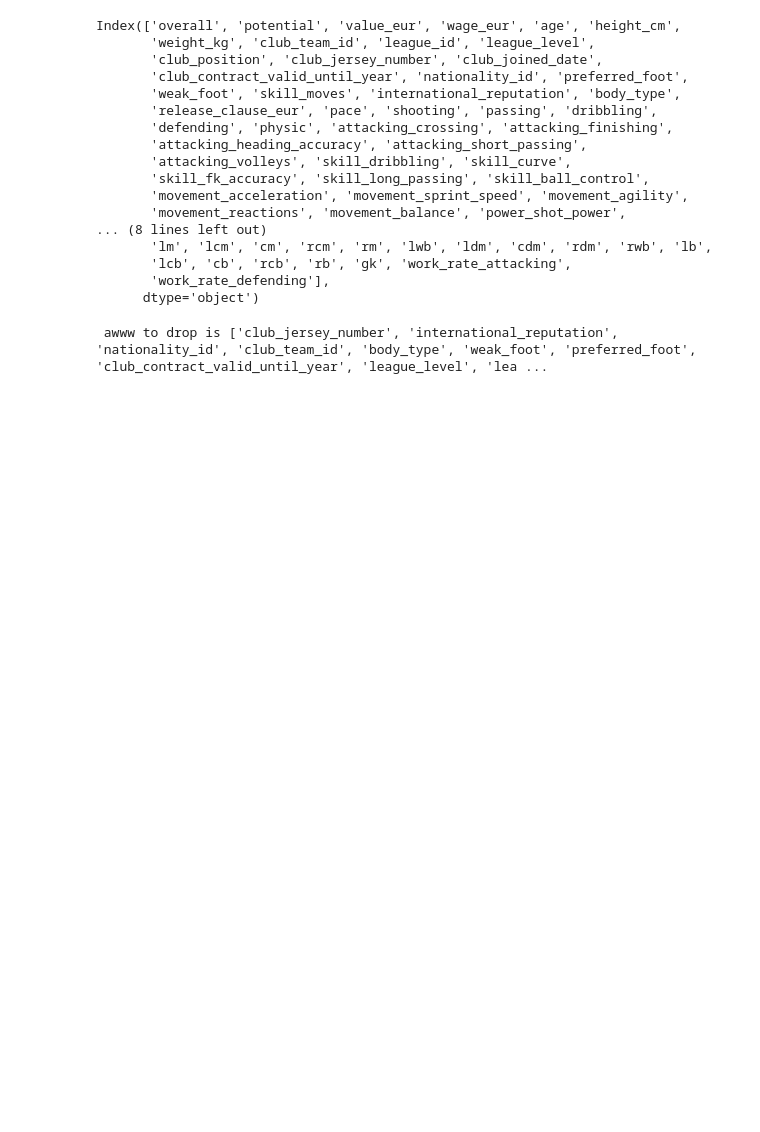
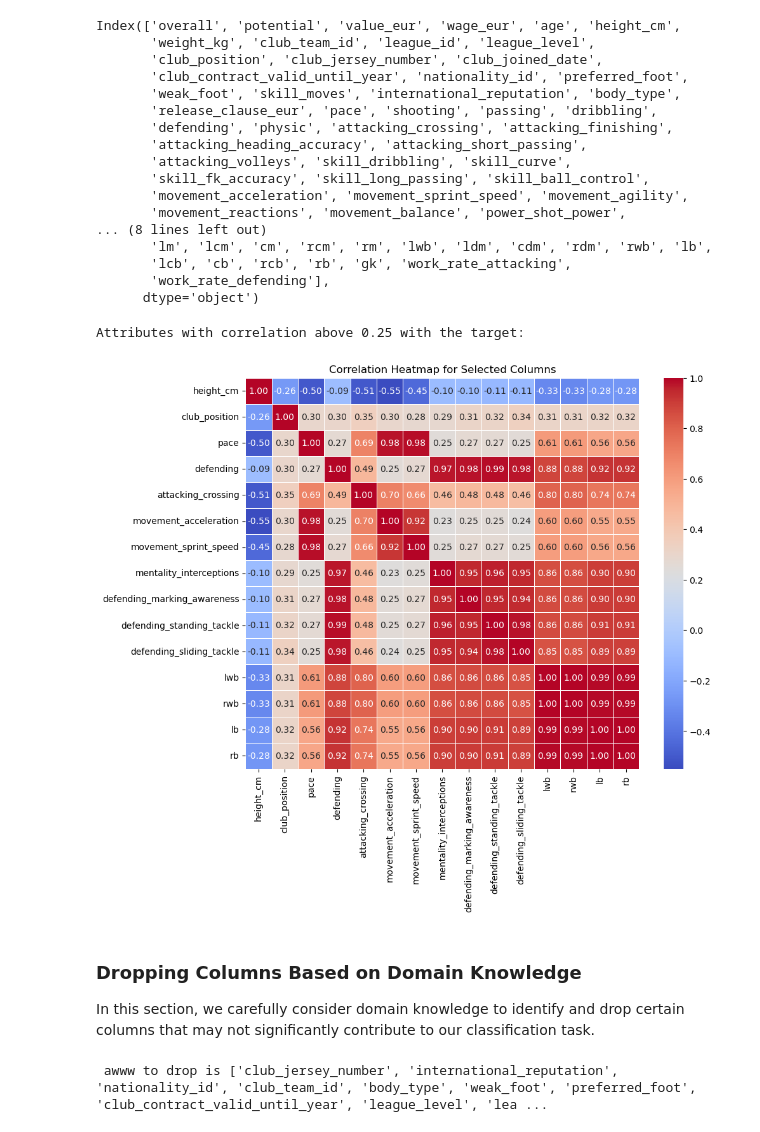
Before and after one commit to adandotmosta/FUT_24_ANALYSIS_DATAMINING, a Jupyter notebook: Classification.ipynb, the cells around one changed output. Saved outputs shown, nothing was run; the diff lists cells and outputs as text; code cells hidden in the pictures; blank space fills up the shorter version.

Commit message:
final classification

```diff
--- a/Classification.ipynb
+++ b/Classification.ipynb
@@ -85,6 +110,31 @@ Index(['overall', 'potential', 'value_eur', 'wage_eur', 'age', 'height_cm',
        'lcb', 'cb', 'rcb', 'rb', 'gk', 'work_rate_attacking',
        'work_rate_defending'],
       dtype='object')
+# %%
+correlation_threshold = 0.25
+
+correlations = df_cleaned.corr()['club_position'].abs()
+
+selected_attributes = correlations[correlations > correlation_threshold].index.tolist()
+
+print(f"Attributes with correlation above {correlation_threshold} with the target:")
+#print(selected_attributes)
+
+selected_df = df_cleaned[selected_attributes]
+
+correlation_matrix_selected = selected_df.corr()
+
+plt.figure(figsize=(10, 8))
+sns.heatmap(correlation_matrix_selected, annot=True, cmap='coolwarm', fmt=".2f", linewidths=.5)
+plt.title("Correlation Heatmap for Selected Columns")
+plt.show()
+# %% [output]
+Attributes with correlation above 0.25 with the target:
+[figure, added]
+# %% [markdown]
+### Dropping Columns Based on Domain Knowledge
+
+In this section, we carefully consider domain knowledge to identify and drop certain columns that may not significantly contribute to our classification task.
 # %%
 drop_cols(columns = ['club_jersey_number', 'international_reputation',
                      'nationality_id', 'club_team_id', 'body_type', 'weak_foot',
```
Also changed, not shown: parts of 27 cells of this notebook.
